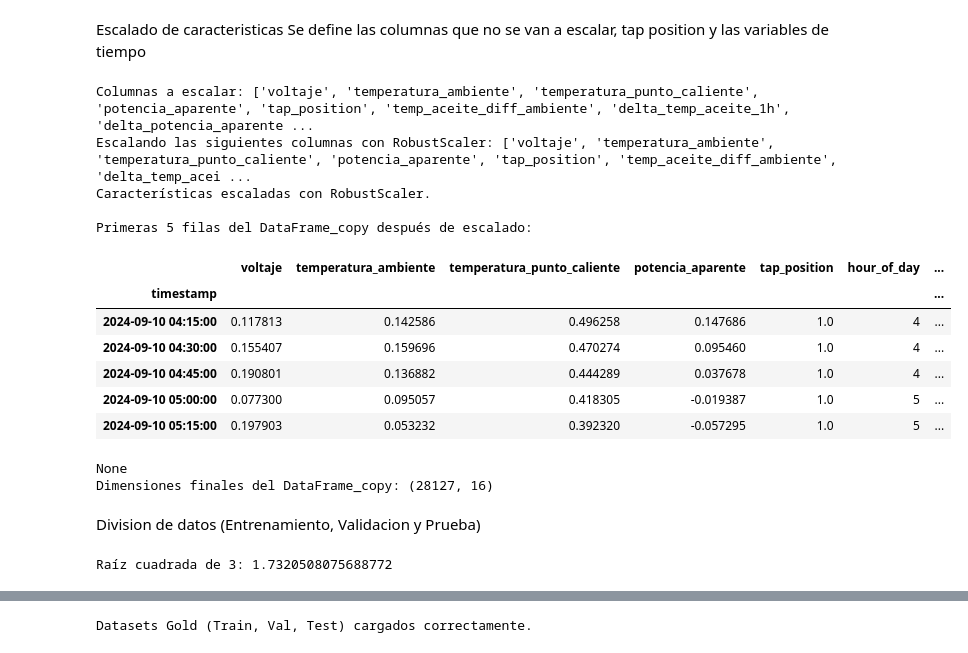
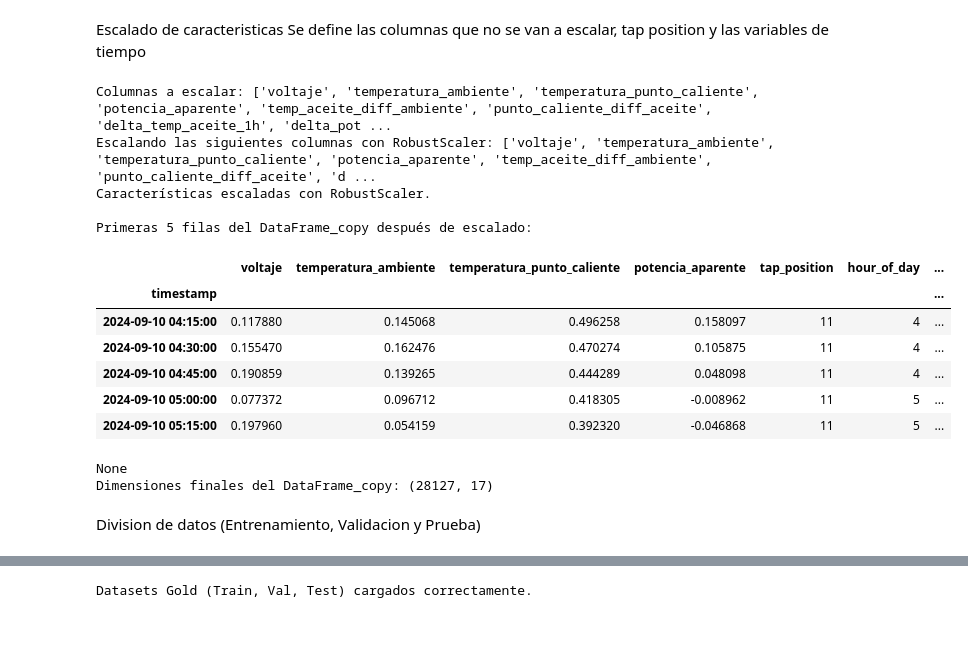
Before and after one commit to dannnmr/etl-predictivo, a Jupyter notebook: etl/capa_gold/feature_engineering.ipynb, the cells around one changed output, grey strips where cells are left out. Cells and saved outputs as stored; diff of their text form; code cells hidden in the pictures.

```diff
--- a/etl/capa_gold/feature_engineering.ipynb
+++ b/etl/capa_gold/feature_engineering.ipynb
@@ -75,7 +74,8 @@ None
 # Diferencial Temperatura Aceite-Ambiente
 df_gold['temp_aceite_diff_ambiente'] = df_gold['temperatura_aceite'] - df_gold['temperatura_ambiente']
 # Diferencial Punto Caliente-Aceite
-#df_gold['temp_punto_caliente_diff_aceite'] = df_gold['temperatura_punto_caliente'] - df_gold['temperatura_aceite']
+df_gold['punto_caliente_diff_aceite'] = df_gold['temperatura_punto_caliente'] - df_gold['temperatura_aceite']
+
 df_gold.head()
 # %% [output]
 |  | voltaje | corriente_carga | temperatura_aceite | temperatura_ambiente | temperatura_punto_caliente | ... |
@@ -92,9 +92,9 @@ Puedes ajustar la ventana de '1H' (1 hora) según lo que consideres relevante
 # %%
 
 print("Calculando tasas de cambio...")
-df_gold['delta_temp_aceite_1h'] = df_gold['temperatura_aceite'].diff().rolling(window='1H').mean()
-df_gold['delta_potencia_aparente_1h'] = df_gold['potencia_aparente'].diff().rolling(window='1H').mean()
-df_gold['delta_voltaje_1h'] = df_gold['voltaje'].diff().rolling(window='1H').mean()
+df_gold['delta_temp_aceite_1h'] = df_gold['temperatura_aceite'].diff().rolling(window='1h').mean()
+df_gold['delta_potencia_aparente_1h'] = df_gold['potencia_aparente'].diff().rolling(window='1h').mean()
+df_gold['delta_voltaje_1h'] = df_gold['voltaje'].diff().rolling(window='1h').mean()
 df_gold.head(10)
 # %% [output]
 Calculando tasas de cambio...
@@ -187,50 +200,44 @@ Se define las columnas que no se van a escalar, tap position y las variables de
 # %%
 # Definir las columnas que no se van a escalar
 # Estas son las columnas de tiempo y 'tap_position' que no deben ser escaladas
 excluded_cols_from_scaling = [
-    'tap position','hour_of_day', 'day_of_week', 'month_of_year', 'day_of_year',
+    'tap_position','hour_of_day', 'day_of_week', 'month_of_year', 'day_of_year',
     'week_of_year', 'is_weekend', 'quarter_of_year',
 ]
 
 # Columnas a escalar: todas las numéricas que no estén en la lista de exclusión
 # y que no sean el índice
 cols_to_scale = [col for col in df_copy.select_dtypes(include=np.number).columns if col not in excluded_cols_from_scaling]
 print(f"Columnas a escalar: {cols_to_scale}")
 
 if not cols_to_scale:
     print("No se encontraron columnas numéricas para escalar. Revisa la lista de exclusión o tipos de datos.")
 else:
     scaler = RobustScaler()
     print(f"Escalando las siguientes columnas con RobustScaler: {cols_to_scale}")
     df_copy[cols_to_scale] = scaler.fit_transform(df_copy[cols_to_scale])
     print("Características escaladas con RobustScaler.")
 
 print("\nPrimeras 5 filas del DataFrame_copy después de escalado:")
 print(display(df_copy.head()))
 print(f"Dimensiones finales del DataFrame_copy: {df_copy.shape}")
 # %% [output]
-Columnas a escalar: ['voltaje', 'temperatura_ambiente', 'temperatura_punto_caliente', 'potencia_aparente', 'tap_position', 'temp_aceite_diff_ambiente', 'delta_temp_aceite_1h', 'delta_potencia_aparente ...
-Escalando las siguientes columnas con RobustScaler: ['voltaje', 'temperatura_ambiente', 'temperatura_punto_caliente', 'potencia_aparente', 'tap_position', 'temp_aceite_diff_ambiente', 'delta_temp_acei ...
+Columnas a escalar: ['voltaje', 'temperatura_ambiente', 'temperatura_punto_caliente', 'potencia_aparente', 'temp_aceite_diff_ambiente', 'punto_caliente_diff_aceite', 'delta_temp_aceite_1h', 'delta_pot ...
+Escalando las siguientes columnas con RobustScaler: ['voltaje', 'temperatura_ambiente', 'temperatura_punto_caliente', 'potencia_aparente', 'temp_aceite_diff_ambiente', 'punto_caliente_diff_aceite', 'd ...
 Características escaladas con RobustScaler.
 
 Primeras 5 filas del DataFrame_copy después de escalado:
 |  | voltaje | temperatura_ambiente | temperatura_punto_caliente | potencia_aparente | tap_position | hour_of_day | ... |
 | timestamp |  |  |  |  |  |  | ... |
-| 2024-09-10 04:15:00 | 0.117813 | 0.142586 | 0.496258 | 0.147686 | 1.0 | 4 | ... |
-| 2024-09-10 04:30:00 | 0.155407 | 0.159696 | 0.470274 | 0.095460 | 1.0 | 4 | ... |
-| 2024-09-10 04:45:00 | 0.190801 | 0.136882 | 0.444289 | 0.037678 | 1.0 | 4 | ... |
-| 2024-09-10 05:00:00 | 0.077300 | 0.095057 | 0.418305 | -0.019387 | 1.0 | 5 | ... |
-| 2024-09-10 05:15:00 | 0.197903 | 0.053232 | 0.392320 | -0.057295 | 1.0 | 5 | ... |
+| 2024-09-10 04:15:00 | 0.117880 | 0.145068 | 0.496258 | 0.158097 | 11 | 4 | ... |
+| 2024-09-10 04:30:00 | 0.155470 | 0.162476 | 0.470274 | 0.105875 | 11 | 4 | ... |
+| 2024-09-10 04:45:00 | 0.190859 | 0.139265 | 0.444289 | 0.048098 | 11 | 4 | ... |
+| 2024-09-10 05:00:00 | 0.077372 | 0.096712 | 0.418305 | -0.008962 | 11 | 5 | ... |
+| 2024-09-10 05:15:00 | 0.197960 | 0.054159 | 0.392320 | -0.046868 | 11 | 5 | ... |
 None
-Dimensiones finales del DataFrame_copy: (28127, 16)
+Dimensiones finales del DataFrame_copy: (28127, 17)
 # %% [markdown]
 Division de datos (Entrenamiento, Validacion y Prueba)
-# %%
-import math
-a= math.sqrt(3)
-print(f"Raíz cuadrada de 3: {a}")
-# %% [output]
-Raíz cuadrada de 3: 1.7320508075688772
 # %%
 # Definir los porcentajes (puedes ajustarlos)
 train_ratio = 0.8
```
Also changed, not shown: parts of 19 cells of this notebook, 8 other files.
